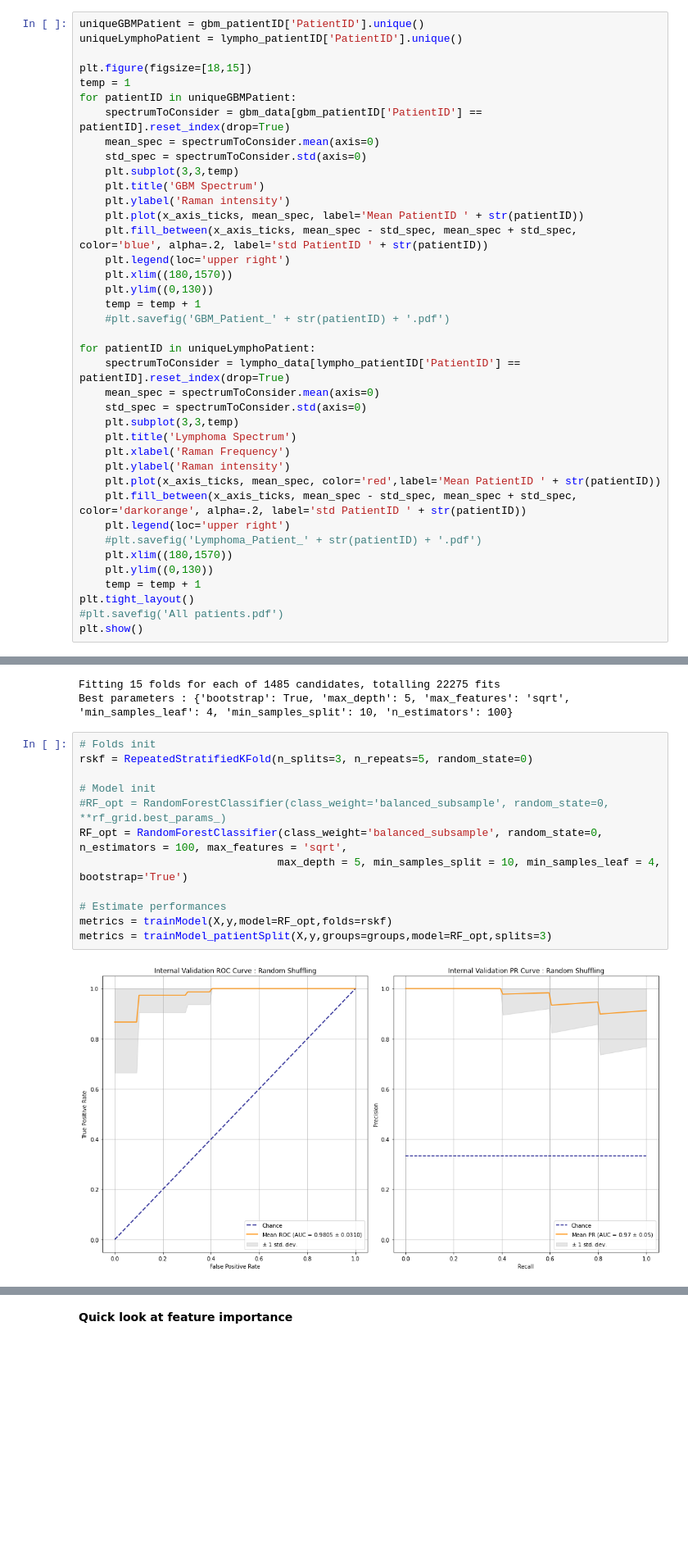
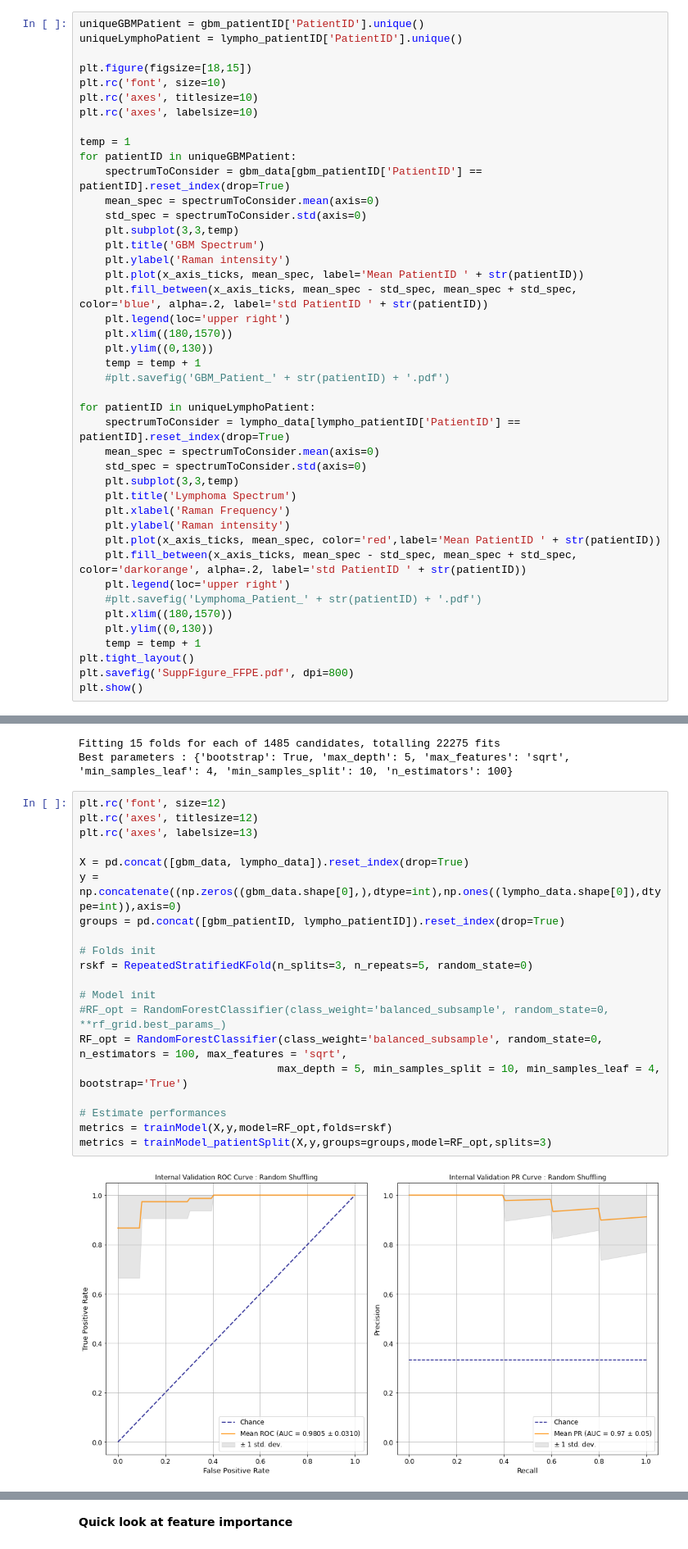
Before and after one commit to Lmombaerts/raman_gbm_lymphoma, a Jupyter notebook: FFPE_classification.ipynb, the cells around one changed output, grey strips where cells are left out. Shown at 82% size. Cells and saved outputs as stored; diff of their text form; blank space fills up the shorter version.

```diff
--- a/FFPE_classification.ipynb
+++ b/FFPE_classification.ipynb
@@ -103,6 +103,10 @@ uniqueGBMPatient = gbm_patientID['PatientID'].unique()
 uniqueLymphoPatient = lympho_patientID['PatientID'].unique()
 
 plt.figure(figsize=[18,15])
+plt.rc('font', size=10)
+plt.rc('axes', titlesize=10)
+plt.rc('axes', labelsize=10)
+
 temp = 1
 for patientID in uniqueGBMPatient:
     spectrumToConsider = gbm_data[gbm_patientID['PatientID'] == patientID].reset_index(drop=True)
@@ -135,6 +139,6 @@ for patientID in uniqueLymphoPatient:
     plt.ylim((0,130))
     temp = temp + 1
 plt.tight_layout()
-#plt.savefig('All patients.pdf')
+plt.savefig('SuppFigure_FFPE.pdf', dpi=800)
 plt.show()
 # %% [output]
@@ -800,19 +805,27 @@ print('Best parameters : ' + str(rf_grid.best_params_))
 Fitting 15 folds for each of 1485 candidates, totalling 22275 fits
 Best parameters : {'bootstrap': True, 'max_depth': 5, 'max_features': 'sqrt', 'min_samples_leaf': 4, 'min_samples_split': 10, 'n_estimators': 100}
 # %%
+plt.rc('font', size=12)
+plt.rc('axes', titlesize=12)
+plt.rc('axes', labelsize=13)
+
+X = pd.concat([gbm_data, lympho_data]).reset_index(drop=True)
+y = np.concatenate((np.zeros((gbm_data.shape[0],),dtype=int),np.ones((lympho_data.shape[0]),dtype=int)),axis=0)
+groups = pd.concat([gbm_patientID, lympho_patientID]).reset_index(drop=True)
+
 # Folds init
 rskf = RepeatedStratifiedKFold(n_splits=3, n_repeats=5, random_state=0)
 
 # Model init
 #RF_opt = RandomForestClassifier(class_weight='balanced_subsample', random_state=0, **rf_grid.best_params_)
 RF_opt = RandomForestClassifier(class_weight='balanced_subsample', random_state=0, n_estimators = 100, max_features = 'sqrt',
                                max_depth = 5, min_samples_split = 10, min_samples_leaf = 4, bootstrap='True')
 
 # Estimate performances
 metrics = trainModel(X,y,model=RF_opt,folds=rskf)
 metrics = trainModel_patientSplit(X,y,groups=groups,model=RF_opt,splits=3)
 # %% [output]
-[figure, old version]
+[figure, new version]
 Best threshold (max gmean score) : 0.43
 Best mean gmean score : 0.9385236856349315
 Corresponding std at argmax best gmean score : 0.056331975841651
```
Also changed, not shown: parts of 4 cells of this notebook, 14 other files.
